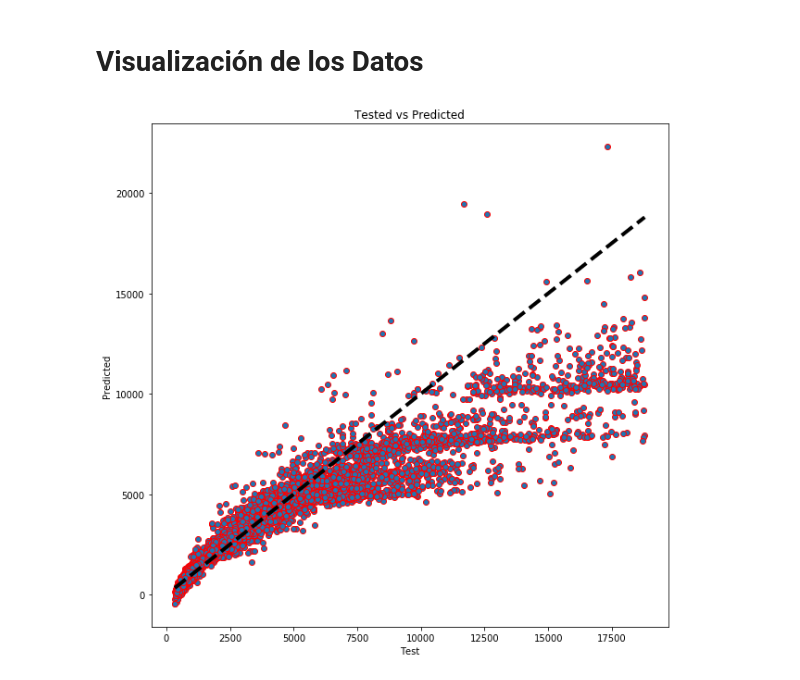
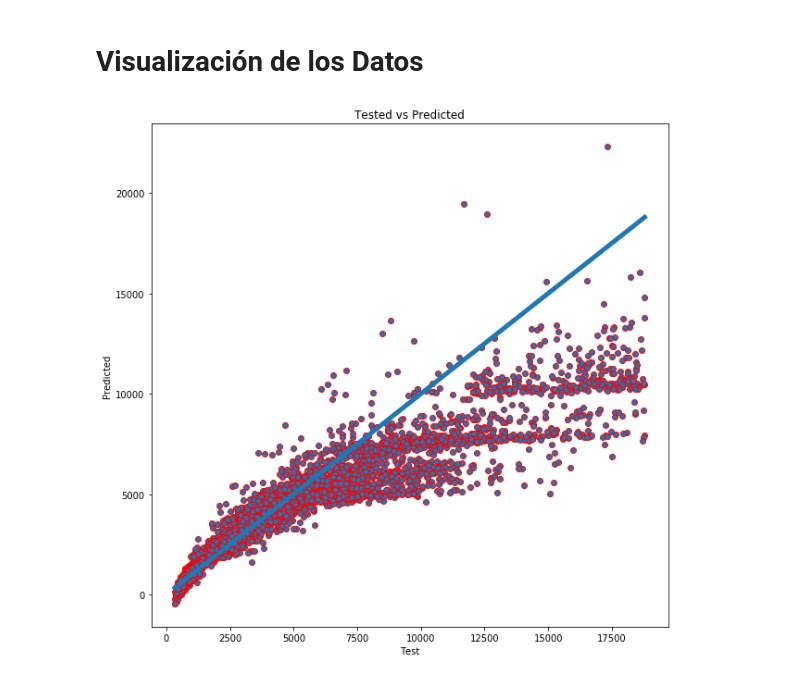
Before and after one commit to meryreddoor/mlearning, a Jupyter notebook: output/SUPPORT VECTOR REGRESSION (SVR).ipynb, the cells around one changed output. Saved outputs shown, nothing was run; the diff lists cells and outputs as text; code cells hidden in the pictures.

```diff
--- a/output/SUPPORT VECTOR REGRESSION (SVR).ipynb
+++ b/output/SUPPORT VECTOR REGRESSION (SVR).ipynb
@@ -133,13 +133,13 @@ last_file.to_csv('Support_Vector_Regression.csv',index = False)
 # %%
 # run the model against the test data
 from sklearn.model_selection import cross_val_predict
 
 fig, ax = plt.subplots(figsize=(10,10))
 ax.scatter(y_test, y_pred, edgecolors='red')
-ax.plot([y_test.min(), y_test.max()], [y_test.min(), y_test.max()], 'k--', lw=4)
+ax.plot([y_test.min(), y_test.max()], [y_test.min(), y_test.max()], '-', lw=5)
 ax.set_xlabel('Test')
 ax.set_ylabel('Predicted')
 ax.set_title("Tested vs Predicted")
 plt.show()
 # %% [output]
-[figure, old version]
+[figure, new version]
```
Also changed, not shown: 3 other files.
